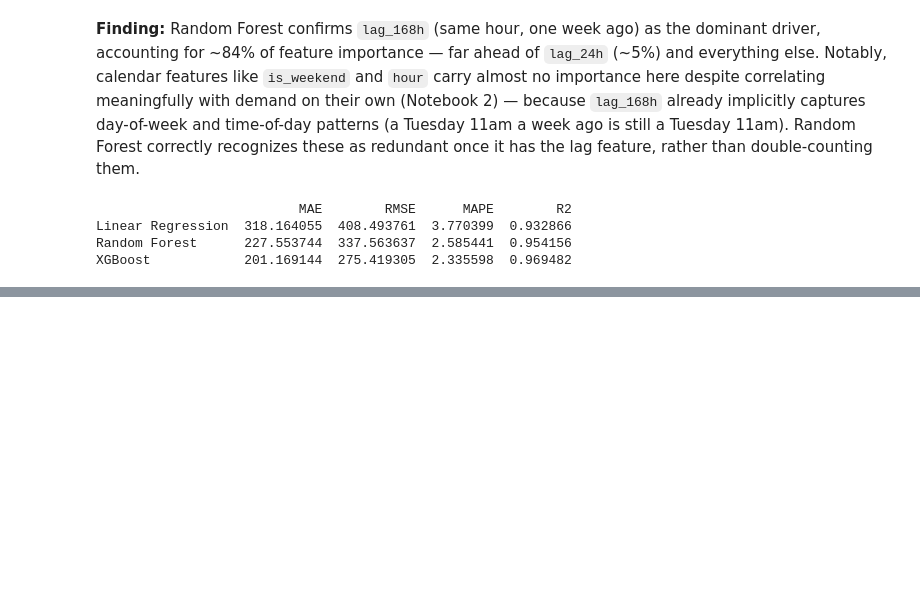
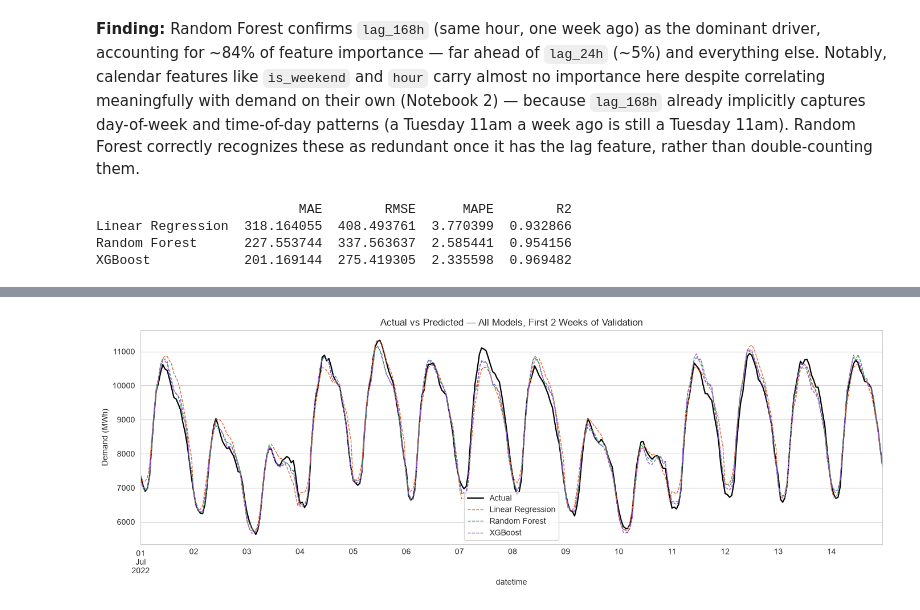
Before and after one commit to tmugomba/load-forecasting-ml, a Jupyter notebook: notebooks/03_modeling.ipynb, the cells around one changed output, grey strips where cells are left out. Cells and saved outputs as stored; diff of their text form; code cells hidden in the pictures; blank space fills up the shorter version.

Commit message:
Notebook 3: XGBoost trained, all three ML models compared with visuals

```diff
--- a/notebooks/03_modeling.ipynb
+++ b/notebooks/03_modeling.ipynb
@@ -209,0 +217,14 @@ XGBoost            201.169144  275.419305  2.335598  0.969482
+# %%
+# Visual comparison of all three models against actual demand — same first-2-weeks window
+fig, ax = plt.subplots()
+y_val.iloc[:336].plot(ax=ax, label="Actual", linewidth=1.6, color="black")
+pd.Series(lr_preds[:336], index=y_val.index[:336]).plot(ax=ax, label="Linear Regression", linewidth=1, color="#E8622C", linestyle="--")
+pd.Series(rf_preds[:336], index=y_val.index[:336]).plot(ax=ax, label="Random Forest", linewidth=1, color="#2E9E5B", linestyle="--")
+pd.Series(xgb_preds[:336], index=y_val.index[:336]).plot(ax=ax, label="XGBoost", linewidth=1, color="#9B51E0", linestyle="--")
+ax.set_title("Actual vs Predicted — All Models, First 2 Weeks of Validation")
+ax.set_ylabel("Demand (MWh)")
+ax.legend()
+plt.tight_layout()
+plt.show()
+# %% [output]
+[figure, added]
```
Also changed, not shown: parts of 2 cells of this notebook.
